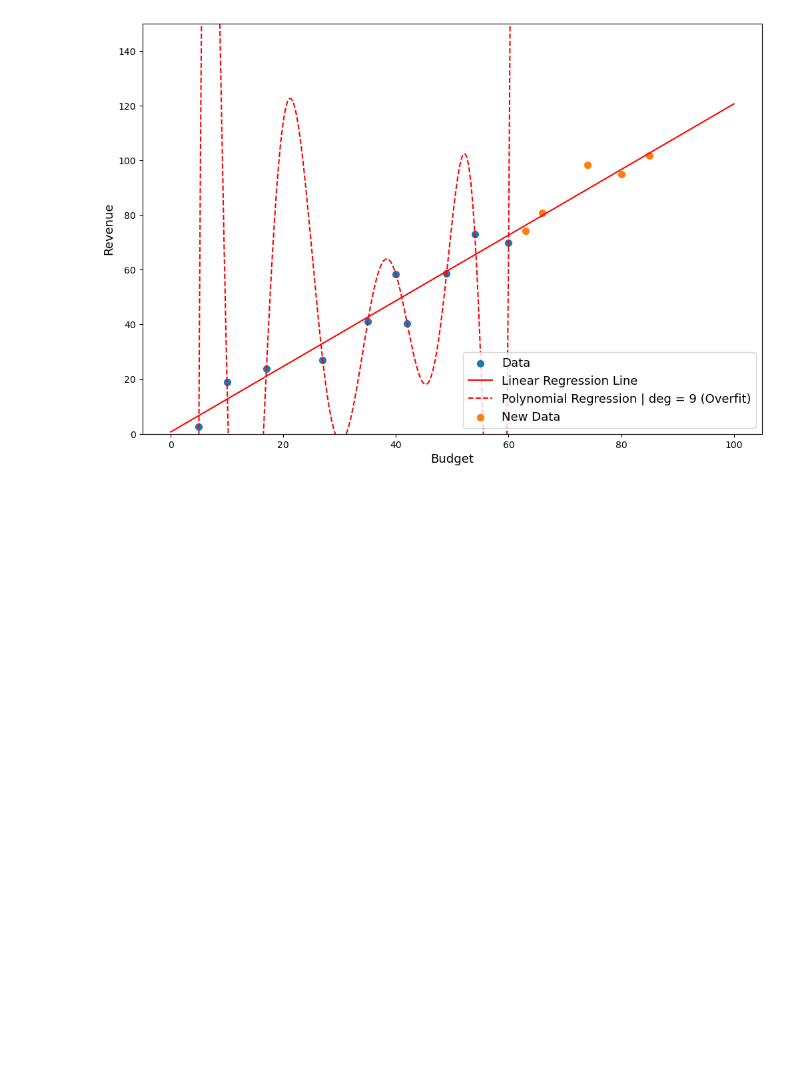
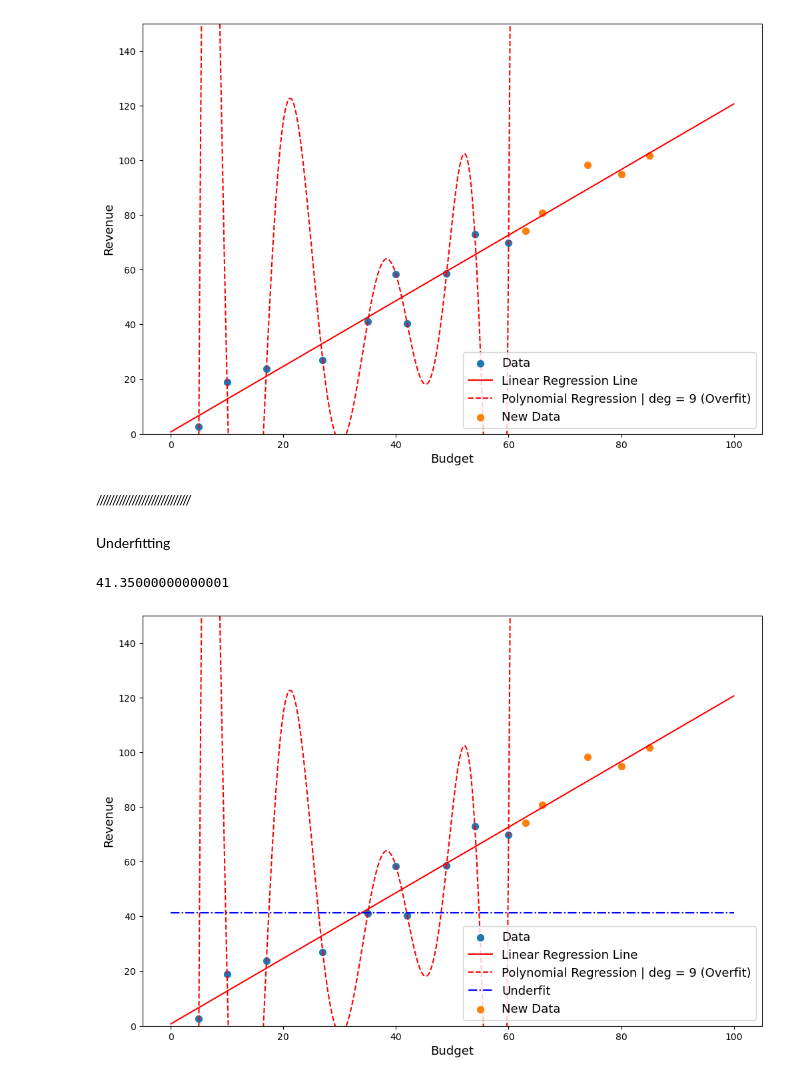
Before and after one commit to apasvenskas/Python-practice-with-financial-data, a Jupyter notebook: Testing/Linear_Regresion.ipynb, the cells around one changed output. Drawn from its saved outputs; the diff is of its cells as text; code cells hidden in the pictures; blank space fills up the shorter version.

Commit message:
underfit

```diff
--- a/Testing/Linear_Regresion.ipynb
+++ b/Testing/Linear_Regresion.ipynb
@@ -148,3 +148,26 @@ plt.ylim(0, 150)
 plt.show()
 # %% [output]
 [figure]
+# %% [markdown]
+/////////////////////////////
+# %% [markdown]
+Underfitting
+# %%
+mean = df.revenue.mean()
+mean
+# %% [output]
+41.35000000000001
+# %%
+plt.figure(figsize = (12, 8))
+plt.scatter(x = df.budget, y = df.revenue, s = 50, label = "Data")
+plt.plot(x_lin, y_lin, c = "red", label = "Linear Regression Line")
+plt.plot(x_poly, y_poly, label = "Polynomial Regression | deg = 9 (Overfit)", linestyle = "--", color = "red")
+plt.hlines(y = mean, xmin = 0, xmax = 100, linestyle = "-.", color = "blue", label = "Underfit")
+plt.scatter(x = df_new.budget, y = df_new.revenue, s = 50, label = "New Data") # predict new data points
+plt.xlabel("Budget", fontsize = 13)
+plt.ylabel("Revenue", fontsize = 13)
+plt.legend(fontsize = 13, loc = 4)
+plt.ylim(0, 150)
+plt.show()
+# %% [output]
+[figure, added]
```
